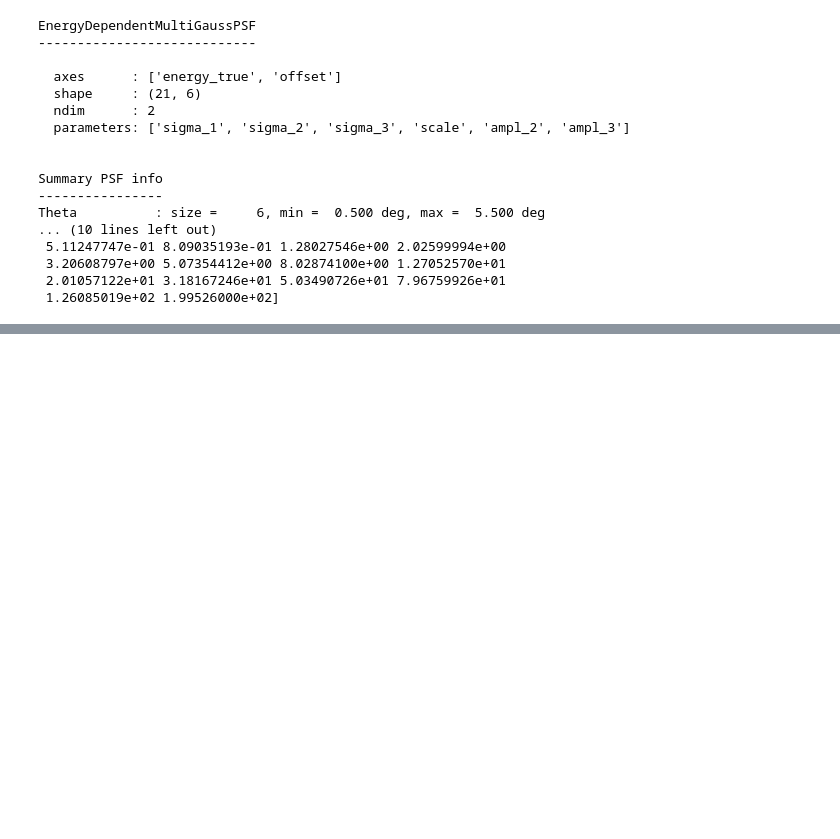
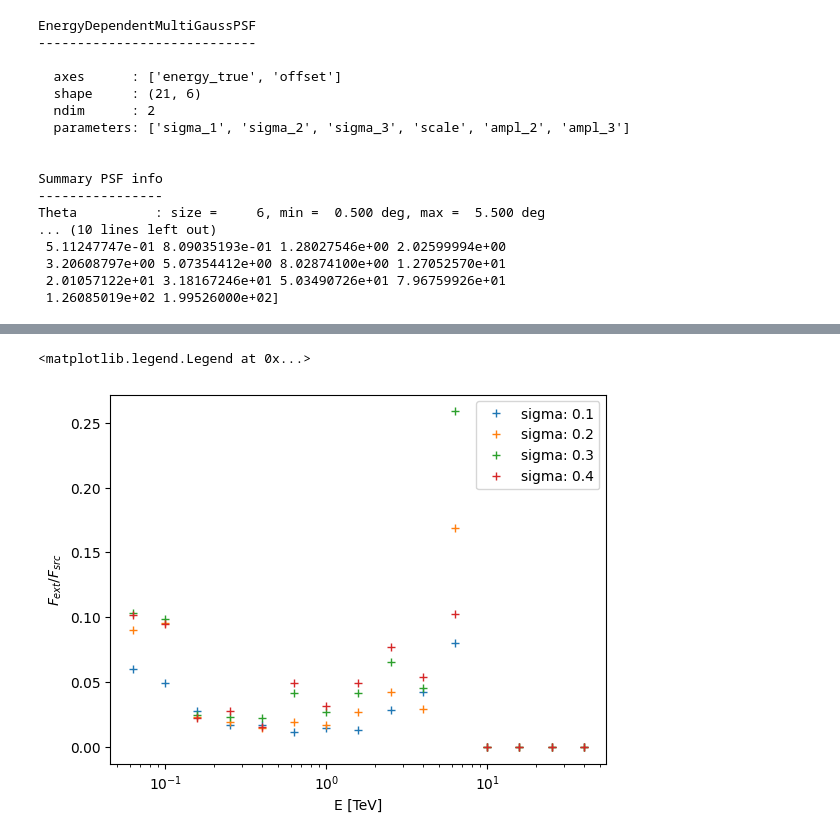
Before and after one commit to Nico812/CTAO-1DC-Blazars-analysis-TP5, a Jupyter notebook: MRK501_DC1.ipynb, the cells around one changed output, grey strips where cells are left out. Drawn from its saved outputs; the diff is of its cells as text; code cells hidden in the pictures; blank space fills up the shorter version.

```diff
--- a/MRK501_DC1.ipynb
+++ b/MRK501_DC1.ipynb
@@ -223,0 +220,10 @@ for i, (ct, ct_err) in enumerate(zip(cts, cts_err)):
+# %%
+for i, flux_ratio in enumerate(flux_ratios):
+    plt.plot(e, flux_ratio, "+", label=f"sigma: {sigmas_ext[i]}")
+plt.xscale("log")
+plt.ylabel(r"$F_{ext}/F_{src}$")
+plt.xlabel("E [TeV]")
+plt.legend()
+# %% [output]
+<matplotlib.legend.Legend at 0x...>
+[figure, added]
```
Also changed, not shown: parts of 1 cell of this notebook.
